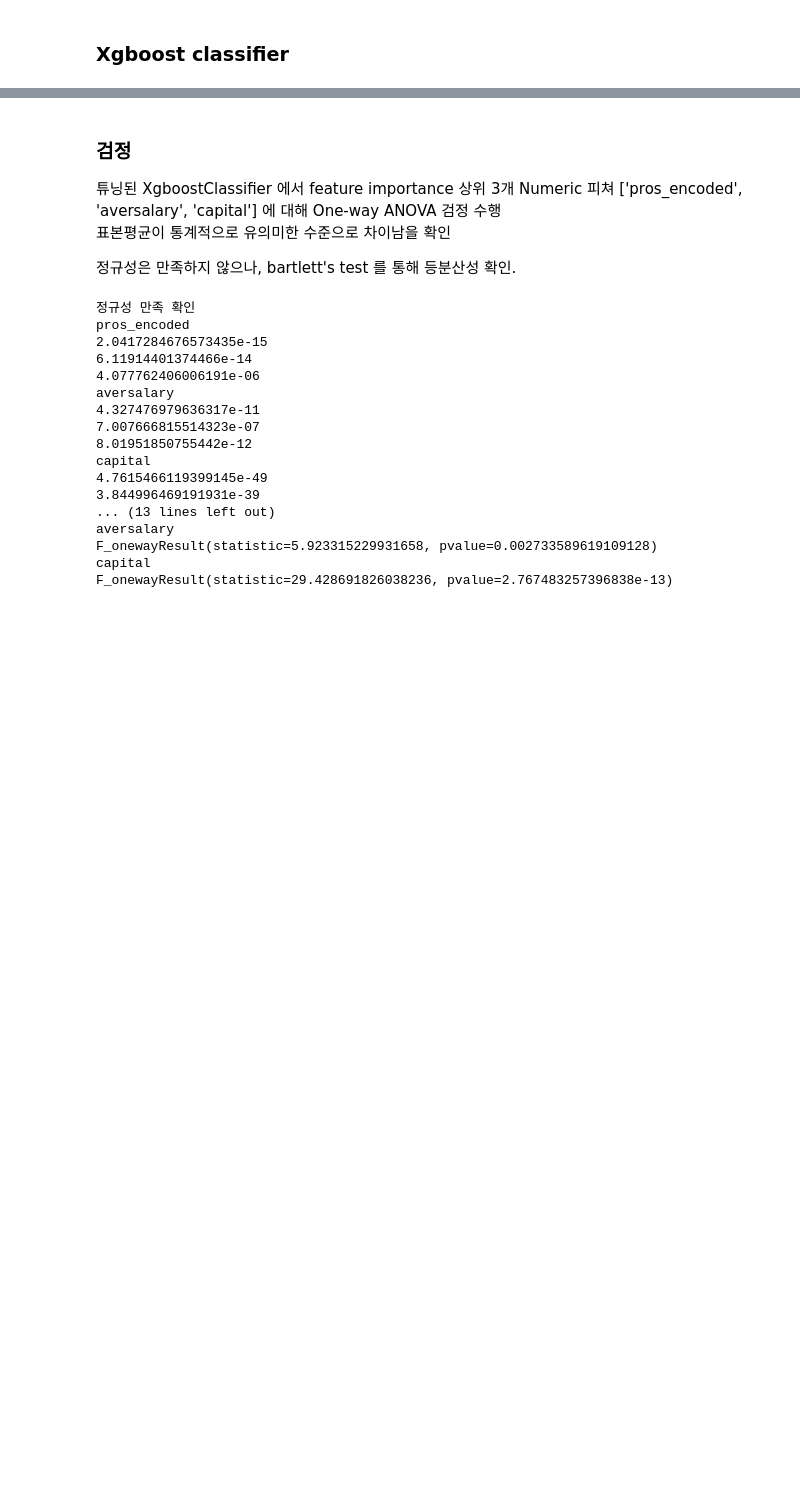
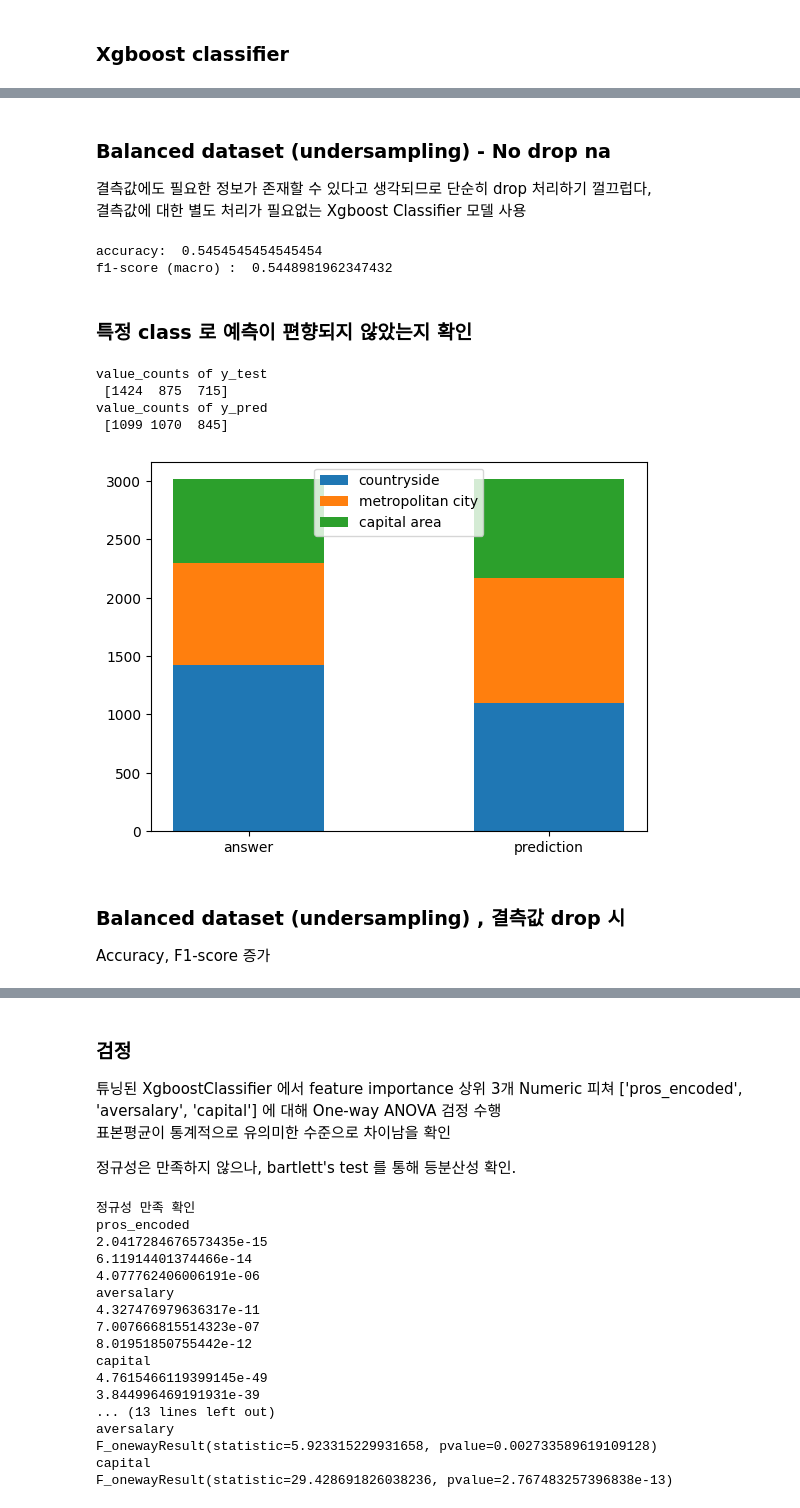
Before and after one commit to RGB234/----------, a Jupyter notebook: prediction.ipynb, the cells around one changed output, grey strips where cells are left out. Cells and saved outputs as stored; diff of their text form; code cells hidden in the pictures; blank space fills up the shorter version.

Commit message:
a lot of changes in prediction part

```diff
--- a/prediction.ipynb
+++ b/prediction.ipynb
@@ -15,3 +14,7 @@ from sklearn.model_selection import RandomizedSearchCV
 from sklearn.model_selection import StratifiedKFold
 # %%
 df = pd.read_csv('data.csv', encoding='utf-8-sig', index_col=0)
+df_balanced = pd.read_csv('data_balanced.csv', encoding='utf-8-sig', index_col=0)
+
+df_dropna = df.dropna()
+df_balanced_dropna = df_balanced.dropna()
@@ -617,0 +158,75 @@ Name: count, dtype: int64
+# %% [markdown]
+### Balanced dataset (undersampling) - No drop na
+
+결측값에도 필요한 정보가 존재할 수 있다고 생각되므로 단순히 drop 처리하기 껄끄럽다,
+결측값에 대한 별도 처리가 필요없는 Xgboost Classifier 모델 사용
+# %%
+X_train = df_balanced.iloc[:, 1:]
+y_train = df_balanced['region']
+
+X_test = df.iloc[:, 1:]
+y_test = df['region']
+
+xgb_clf = XGBClassifier(
+    n_estimators=100,
+    learning_rate=0.1,
+    max_depth=3,
+    objective="multi:softmax",
+    num_class=3,
+    eval_metric=["mlogloss"],
+)
+
+xgb_clf.fit(
+    X_train,
+    y_train,
+    verbose=0,  # set to 1 to see xgb training round intermediate results
+    eval_set=[(X_train, y_train), (X_test, y_test)],
+)
+
+y_pred = xgb_clf.predict(X_test)
+
+print(f"accuracy: ", accuracy_score(y_test, y_pred))
+print("f1-score (macro) : ", f1_score(y_test, y_pred, average='macro'))
+# %% [output]
+accuracy:  0.5454545454545454
+f1-score (macro) :  0.5448981962347432
+# %% [markdown]
+### 특정 class 로 예측이 편향되지 않았는지 확인
+# %%
+print("value_counts of y_test\n", np.array(y_test.value_counts()))
+print("value_counts of y_pred\n", np.bincount(y_pred))
+
+x = pd.DataFrame(
+    {
+        "y_test": np.array(y_test.value_counts()),
+        "y_pred": np.bincount(y_pred),
+    }
+)
+
+value_sets = {
+    "countryside": x.iloc[0].values,
+    "metropolitan city": x.iloc[1].values,
+    "capital area": x.iloc[2].values,
+}
+
+fig, ax = plt.subplots()
+bottom = np.zeros(2)
+
+label = ("answer", "prediction")
+
+for region, value_set in value_sets.items():
+    ax.bar(label, value_set, width=0.5, label=region, bottom=bottom)
+    bottom += value_set
+
+ax.legend(loc="upper center")
+plt.show()
+# %% [output]
+value_counts of y_test
+ [1424  875  715]
+value_counts of y_pred
+ [1099 1070  845]
+[figure, added]
+# %% [markdown]
+### Balanced dataset (undersampling) , 결측값 drop 시
+
+Accuracy, F1-score 증가
```
Also changed, not shown: parts of 52 cells of this notebook, 7 other files.
